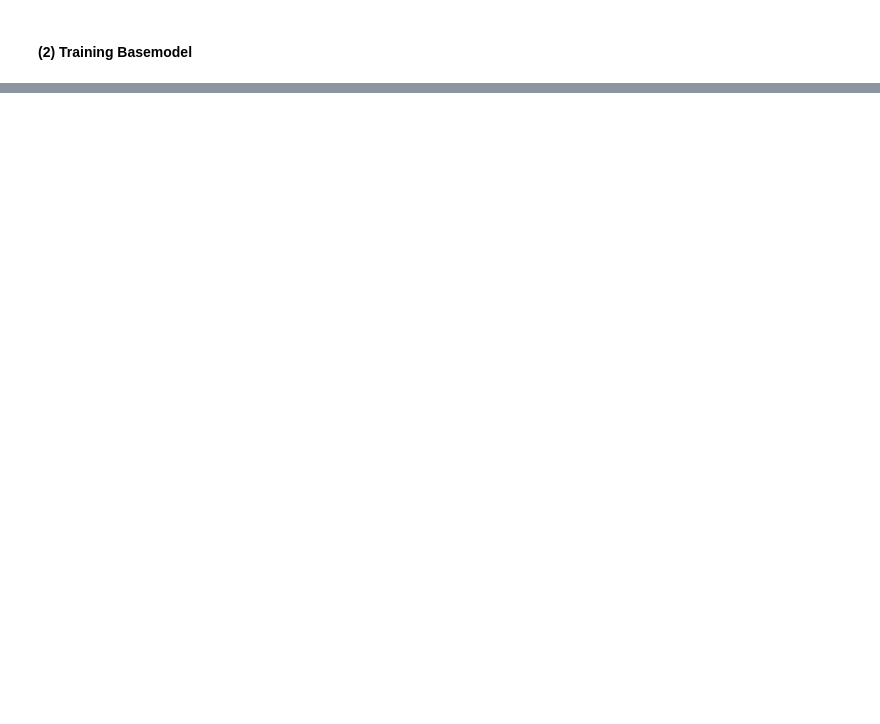
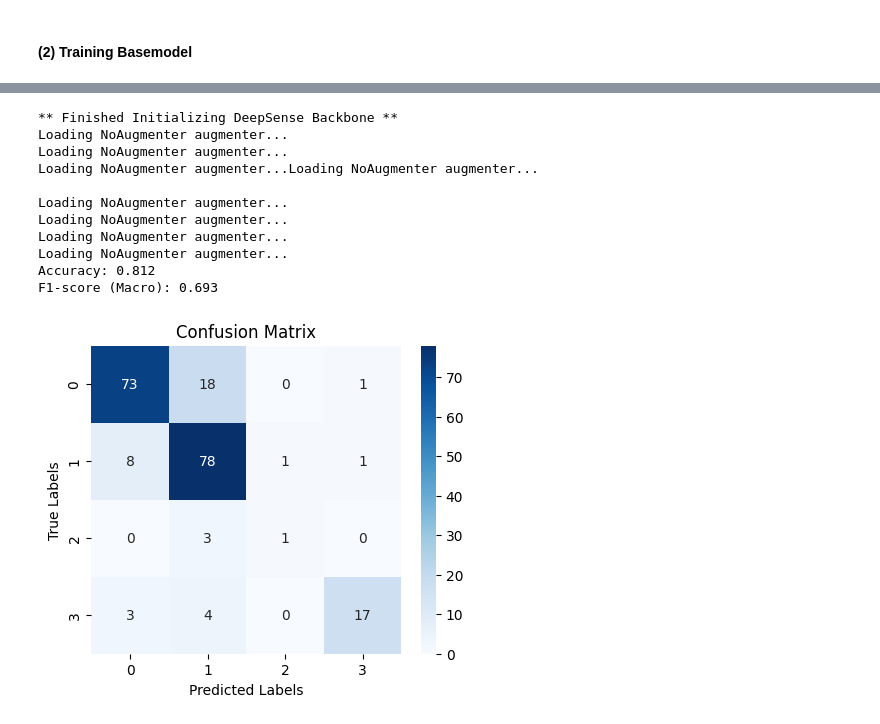
Before and after one commit to sunghwanism/FM_for_bio_signal, a Jupyter notebook: Final_report.ipynb, the cells around one changed output, grey strips where cells are left out. Drawn from its saved outputs; the diff is of its cells as text; code cells hidden in the pictures; blank space fills up the shorter version.

```diff
--- a/Final_report.ipynb
+++ b/Final_report.ipynb
@@ -169,0 +1122,16 @@ Image("../asset/psg_0001.png")
+# %%
+subj_index = "0583"
+ind_583_acc, ind_583_f1 = predict_using_individual_model(subj_index)
+# %% [output]
+** Finished Initializing DeepSense Backbone **
+Loading NoAugmenter augmenter...
+Loading NoAugmenter augmenter...
+Loading NoAugmenter augmenter...Loading NoAugmenter augmenter...
+
+Loading NoAugmenter augmenter...
+Loading NoAugmenter augmenter...
+Loading NoAugmenter augmenter...
+Loading NoAugmenter augmenter...
+Accuracy: 0.812
+F1-score (Macro): 0.693
+[figure, added]
```
Also changed, not shown: parts of 101 cells of this notebook, 8 other files.
